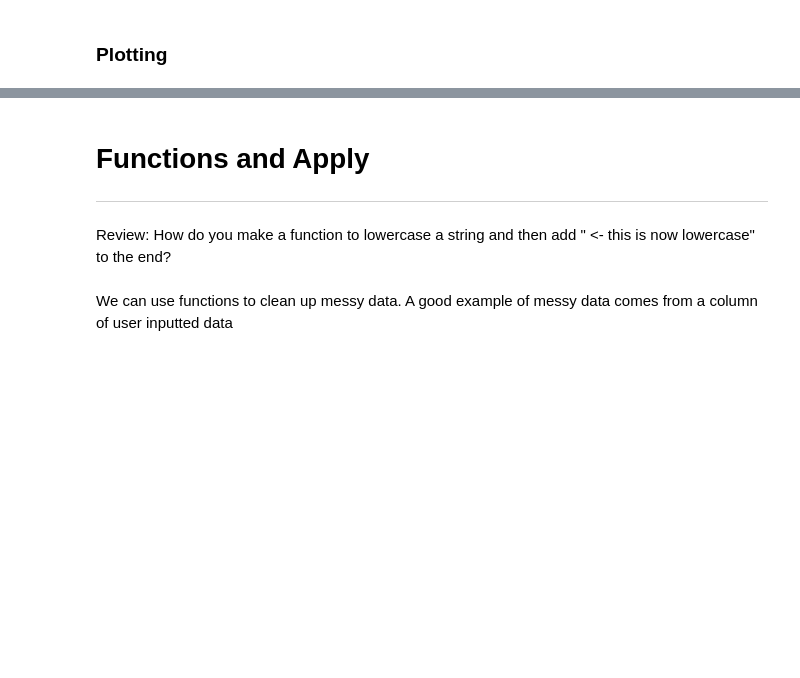
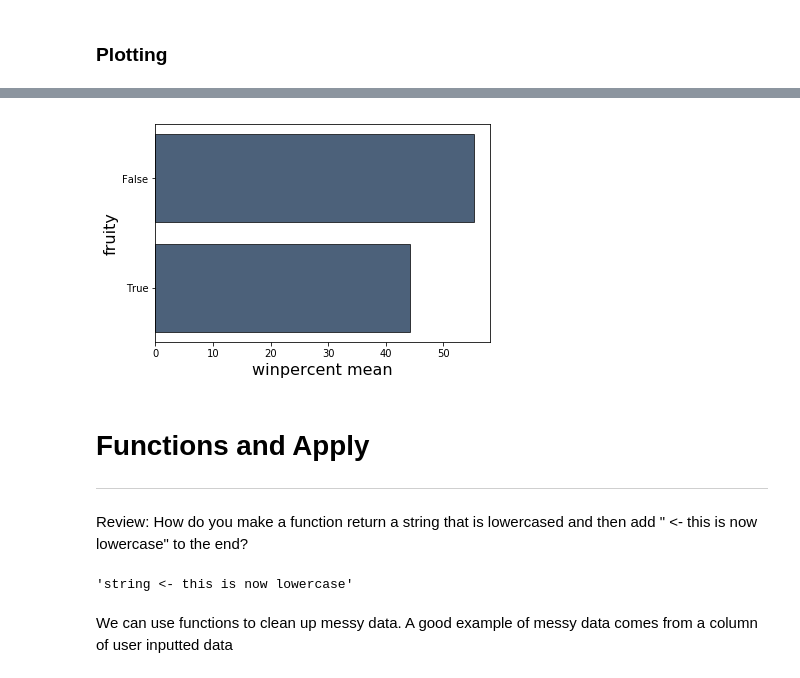
Before and after one commit to ucsd-ets/dsc10-fa19, a Jupyter notebook: Discussions/Week3/week3.ipynb, the cells around one changed output, grey strips where cells are left out. Drawn from its saved outputs; the diff is of its cells as text; code cells hidden in the pictures; blank space fills up the shorter version.

```diff
--- a/Discussions/Week3/week3.ipynb
+++ b/Discussions/Week3/week3.ipynb
@@ -98,15 +135,20 @@ candy.group(["chocolate", "caramel","fruity","nougat"], np.mean)
 # %%
 # What type of graph should we use for plotting fruity vs non fruity average win percentage?
+candy.group("fruity", np.mean).select("fruity", "winpercent mean").barh("fruity", "winpercent mean")
+# %% [output]
+[figure, added]
 # %% [markdown]
 # Functions and Apply
 ---
 
-Review: How do you make a function to lowercase a string and then add " <- this is now lowercase" to the end?
+Review: How do you make a function return a string that is lowercased and then add " <- this is now lowercase" to the end?
 # %%
 def lowercase(string):
-    pass
+    return string.lower() + " <- this is now lowercase"
 
 lowercase("sTrInG")
+# %% [output]
+'string <- this is now lowercase'
 # %% [markdown]
 We can use functions to clean up messy data. A good example of messy data comes from a column of user inputted data
 # %%
```
Also changed, not shown: parts of 37 cells of this notebook.
